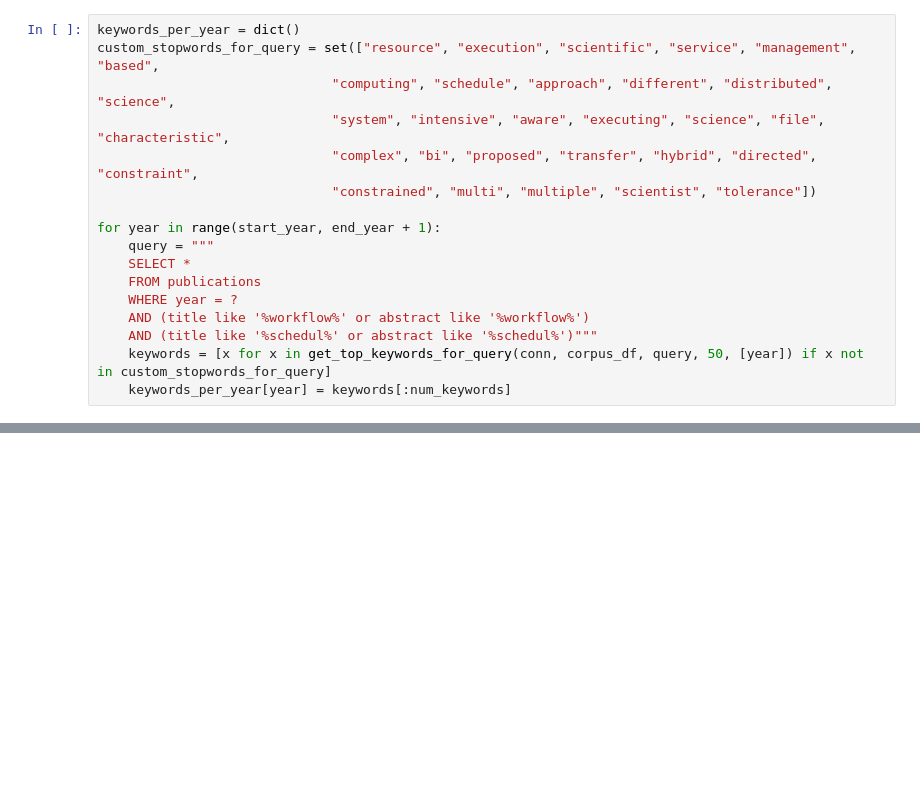
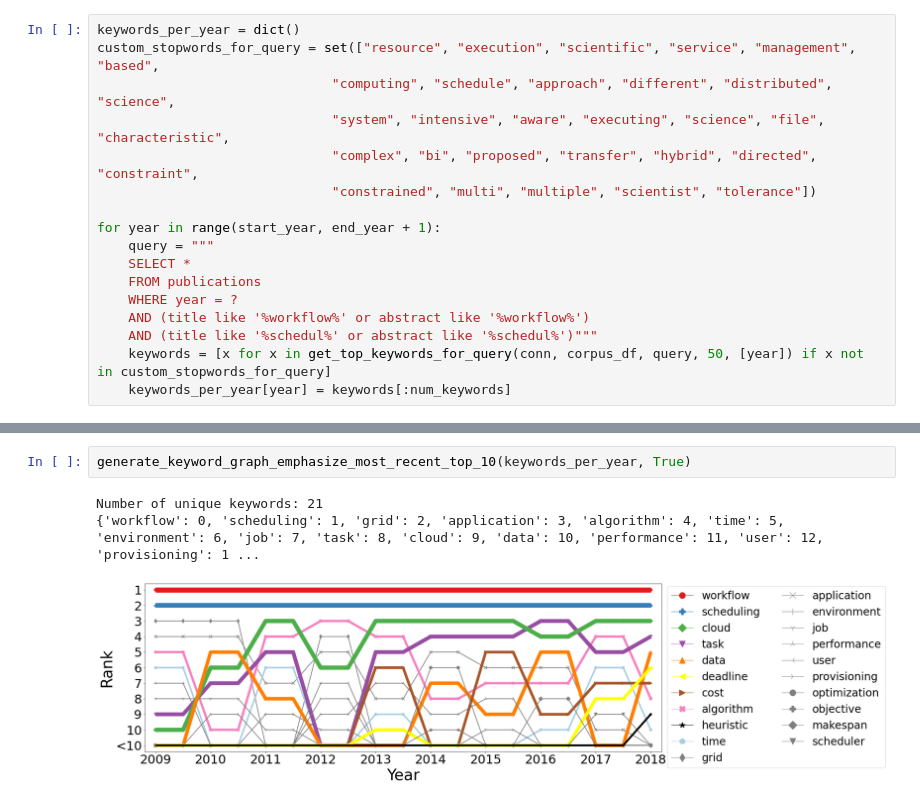
Before and after one commit to atlarge-research/AIP, a Jupyter notebook: tools/generate_keyword_rank_graphs_per_topic.ipynb, the cells around one changed output, grey strips where cells are left out. Drawn from its saved outputs; the diff is of its cells as text; blank space fills up the shorter version.

```diff
--- a/tools/generate_keyword_rank_graphs_per_topic.ipynb
+++ b/tools/generate_keyword_rank_graphs_per_topic.ipynb
@@ -412,0 +397,6 @@ Number of unique keywords: 18
+# %%
+generate_keyword_graph_emphasize_most_recent_top_10(keywords_per_year, True)
+# %% [output]
+Number of unique keywords: 21
+{'workflow': 0, 'scheduling': 1, 'grid': 2, 'application': 3, 'algorithm': 4, 'time': 5, 'environment': 6, 'job': 7, 'task': 8, 'cloud': 9, 'data': 10, 'performance': 11, 'user': 12, 'provisioning': 1 ...
+[figure, added]
```
Also changed, not shown: parts of 4 cells of this notebook, 1 other file.
